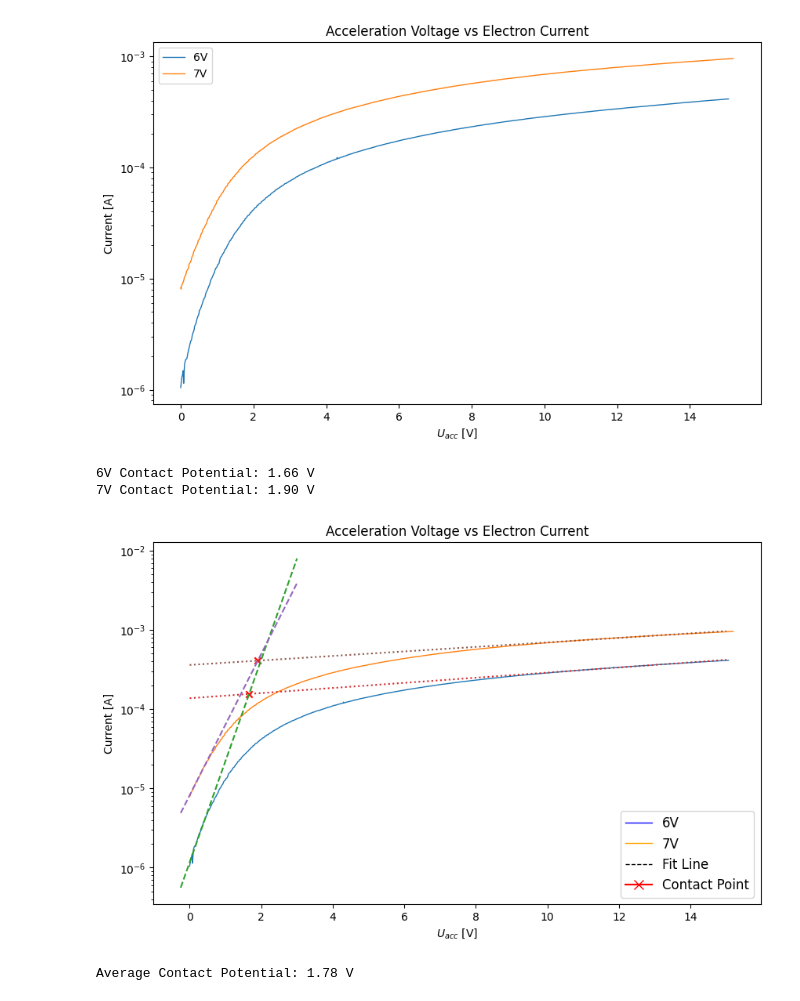
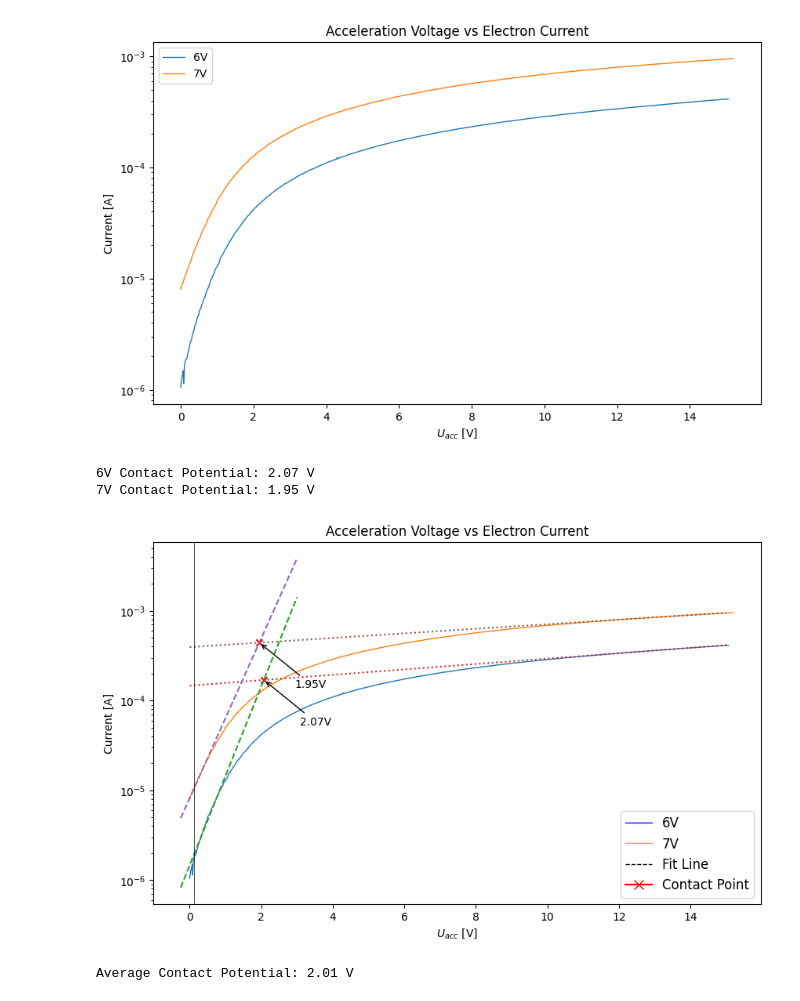
Before and after one commit to kearb-stomp/AdvLabs, a Jupyter notebook: Lab 4/Task 1-1.ipynb, the cells around one changed output. Drawn from its saved outputs; the diff is of its cells as text; code cells hidden in the pictures.

Commit message:
Update to Task 4
Updated min and max values for linear fits of task 1.1 to exclude the noise dip and better align the two voltaqes
Updated 1.2 and 1.3 with new contact potential

```diff
--- a/Lab 4/Task 1-1.ipynb
+++ b/Lab 4/Task 1-1.ipynb
@@ -46,17 +46,17 @@ plt.show()
 [figure]
 # %%
 x_lin_mins = {
-    '6V': 0.05,
-    '7V': 0
+    '6V': 0.12,
+    '7V': 0.05
 }
 x_lin_maxes = {
-    '6V': 0.5,
-    '7V': 0.5
+    '6V': 0.95,
+    '7V': 0.45
 }
 
 x_plateau_mins = {
-    '6V': 10,
-    '7V': 10
+    '6V': 12,
+    '7V': 12.5
 }
 x_plateau_maxes = {
     '6V': 14,
@@ -91,8 +91,8 @@ for key, data in data_dict.items():
     # Append contact potential to DataFrame
     contact_df.loc[len(contact_df)] = [key, U_contact]
 # %% [output]
-6V Contact Potential: 1.66 V
-7V Contact Potential: 1.90 V
+6V Contact Potential: 2.07 V
+7V Contact Potential: 1.95 V
 # %%
 fig, ax = plt.subplots(figsize=(10, 6))
 ax.set(xlabel='$U_{acc}$ [V]', ylabel='Current [A]', title='Acceleration Voltage vs Electron Current')
@@ -100,37 +100,53 @@ for key, data in data_dict.items():
     ax.plot(data['x'], data['I'], label=key, lw=1)
 
 # Plot the linear fits
 for key, data in fit_dict.items():
     x_fit_linear = np.linspace(-0.25, 3, 100)
     y_fit_linear = 10**(data['m1'] * x_fit_linear + data['b1'])
     ax.plot(x_fit_linear, y_fit_linear, label=f'{key} Linear Fit', linestyle='--')
 
     x_fit_plateau = np.linspace(0, 15, 100)
     y_fit_plateau = 10**(data['m2'] * x_fit_plateau + data['b2'])
     ax.plot(x_fit_plateau, y_fit_plateau, label=f'{key} Plateau Fit', linestyle=':')
 
     # Plot the contact point
 
     U_contact = contact_df.loc[contact_df['Heating Voltage'] == key, 'U_contact'].values[0]
 
     ax.scatter(U_contact, 10**(data['m1'] * U_contact + data['b1']),
                color='red', marker='x', label=f'{key} Contact Point')
+    ax.annotate(f'{U_contact:.2f}V',
+                (U_contact, 10**(data['m1'] * U_contact + data['b1'])),
+                xytext=(U_contact + 1, 10**(data['m1'] * U_contact + data['b1'] - 0.5)),
+                arrowprops=dict(arrowstyle='->', color='black')
+                )
+
+
+# ax2.annotate(f'Peak at x={x_peak[max_index]:.2f} V',
+#                         xy=(x_peak[max_index], max_deriv),
+#                         xytext=(x_peak[max_index] + 0.95, max_deriv),
+#                         arrowprops=dict(arrowstyle='->', color='red'),
+#                         fontsize=10, color='red')
+
+
+
+
 #ax.axvline(x=x_plateau_mins['7V'], color='black', linestyle='-', lw=0.5)
-
+ax.axvline(x=x_lin_mins['6V'], color='black', linestyle='-', lw=0.5)
 ax.set_yscale('log')
 handles = [
     Line2D([], [], color='blue', linestyle='-', lw=1, label='6V'),
     Line2D([], [], color='orange', linestyle='-', lw=1, label='7V'),
     Line2D([], [], color='black', linestyle='--', lw=1, label='Fit Line'),
     Line2D([], [], color='red', marker='x', markersize=8, label='Contact Point')
 ]
 ax.legend(handles=handles, loc='best', fontsize=12)
 
 plt.show()
 # %% [output]
-[figure, old version]
+[figure, new version]
 # %%
 contact_potential = contact_df['U_contact'].mean()
 print(f"Average Contact Potential: {contact_potential:.2f} V")
 # %% [output]
-Average Contact Potential: 1.78 V
+Average Contact Potential: 2.01 V
```
Also changed, not shown: 2 other files.
